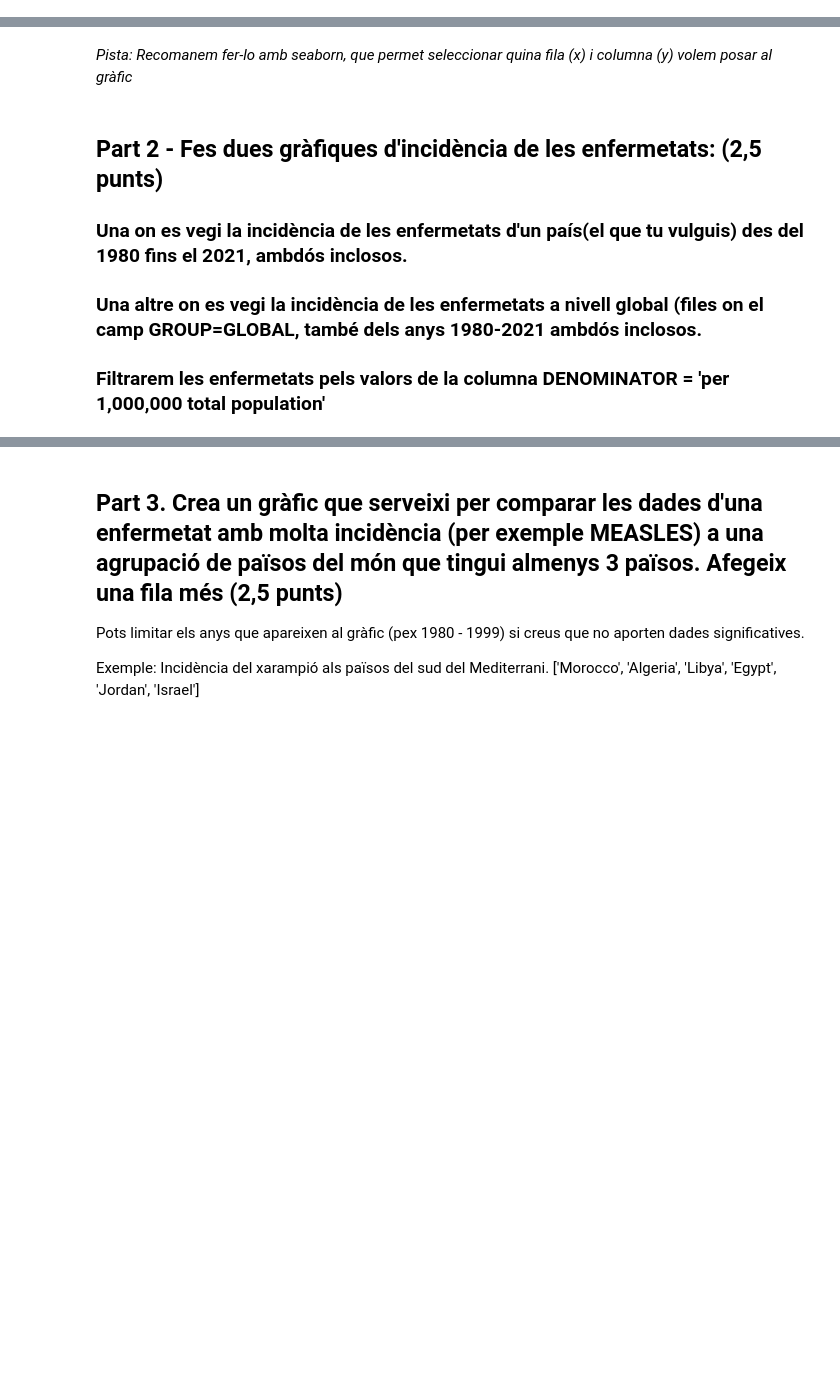
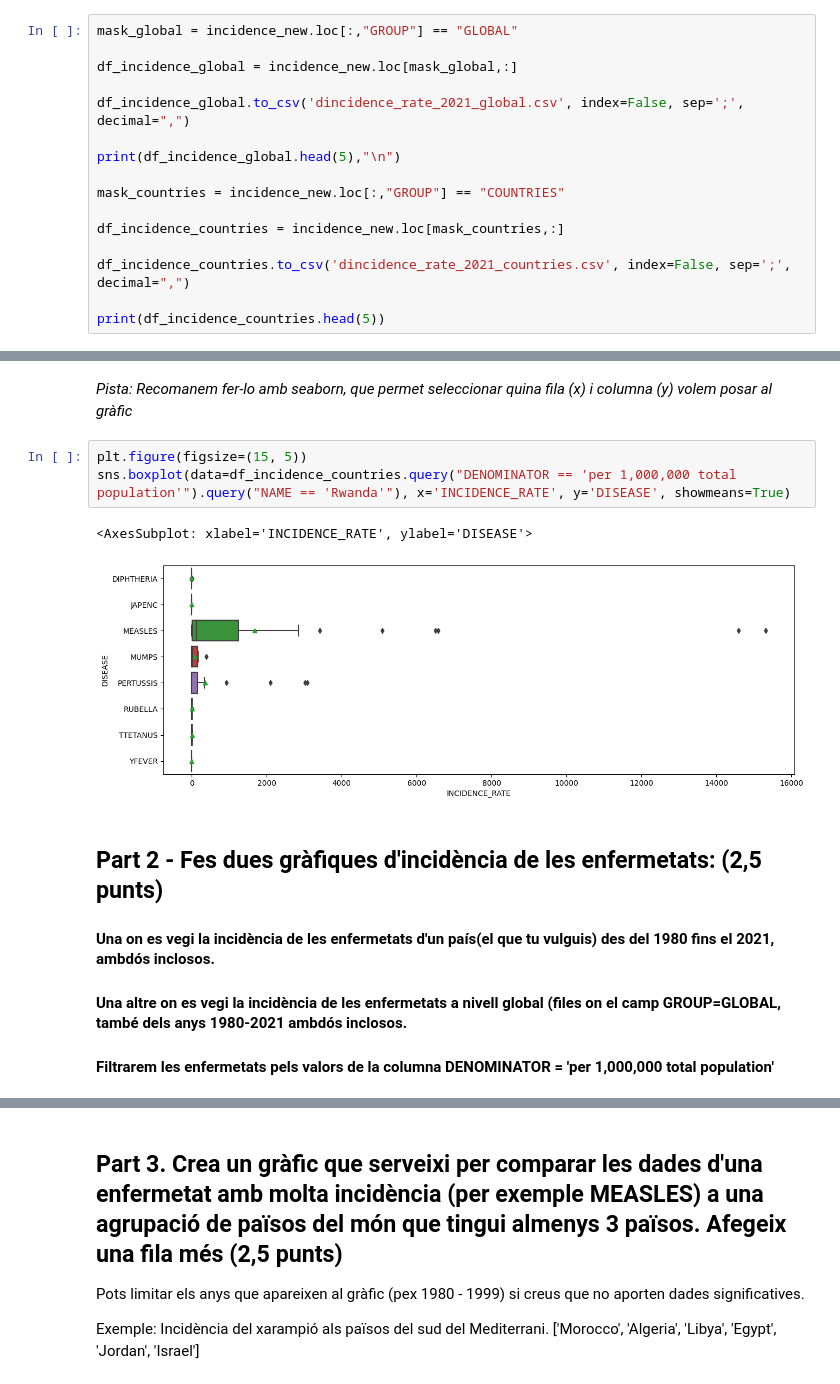
Before and after one commit to dchorn/Grado-DawBio, a Jupyter notebook: Python/Python/dawbio2/examenEstadistica/m14-uf1-pe2-exam.ipynb, the cells around one changed output, grey strips where cells are left out. Drawn from its saved outputs; the diff is of its cells as text; blank space fills up the shorter version.

```diff
--- a/Python/Python/dawbio2/examenEstadistica/m14-uf1-pe2-exam.ipynb
+++ b/Python/Python/dawbio2/examenEstadistica/m14-uf1-pe2-exam.ipynb
@@ -94,2 +161,18 @@ Dataset extret del portal Inmunization Data, de la WHO (la OMS)
 
 <em> No oblidis eliminar la columna GROUP, ja que ja no servirà. </em>
+# %%
+mask_global = incidence_new.loc[:,"GROUP"] == "GLOBAL"
+
+df_incidence_global = incidence_new.loc[mask_global,:]
+
+df_incidence_global.to_csv('dincidence_rate_2021_global.csv', index=False, sep=';', decimal=",")
+
+print(df_incidence_global.head(5),"\n")
+
+mask_countries = incidence_new.loc[:,"GROUP"] == "COUNTRIES"
+
+df_incidence_countries = incidence_new.loc[mask_countries,:]
+
+df_incidence_countries.to_csv('dincidence_rate_2021_countries.csv', index=False, sep=';', decimal=",")
+
+print(df_incidence_countries.head(5))
@@ -106,10 +213,16 @@ Hi ha 3 tipus de GROUP: COUNTRIES, GLOBAL i WHO_REGIONS.
 # %% [markdown]
 
 <em>Pista: Recomanem fer-lo amb seaborn, que permet seleccionar quina fila (x) i columna (y) volem posar al gràfic<em>
+# %%
+plt.figure(figsize=(15, 5))
+sns.boxplot(data=df_incidence_countries.query("DENOMINATOR == 'per 1,000,000 total population'").query("NAME == 'Rwanda'"), x='INCIDENCE_RATE', y='DISEASE', showmeans=True)
+# %% [output]
+<AxesSubplot: xlabel='INCIDENCE_RATE', ylabel='DISEASE'>
+[figure, added]
 # %% [markdown]
 ## Part 2 - Fes dues gràfiques d'incidència de les enfermetats: (2,5 punts)
 
-### Una on es vegi la incidència de les enfermetats d'un país(el que tu vulguis) des del 1980 fins el 2021, ambdós inclosos.
-### Una altre on es vegi la incidència de les enfermetats a nivell global (files on el camp GROUP=GLOBAL, també dels anys 1980-2021 ambdós inclosos.
+#### Una on es vegi la incidència de les enfermetats d'un país(el que tu vulguis) des del 1980 fins el 2021, ambdós inclosos.
+#### Una altre on es vegi la incidència de les enfermetats a nivell global (files on el camp GROUP=GLOBAL, també dels anys 1980-2021 ambdós inclosos.
 
-### Filtrarem les enfermetats pels valors de la columna DENOMINATOR = 'per 1,000,000 total population'
+#### Filtrarem les enfermetats pels valors de la columna DENOMINATOR = 'per 1,000,000 total population'
```
Also changed, not shown: parts of 18 cells of this notebook, 7 other files.
